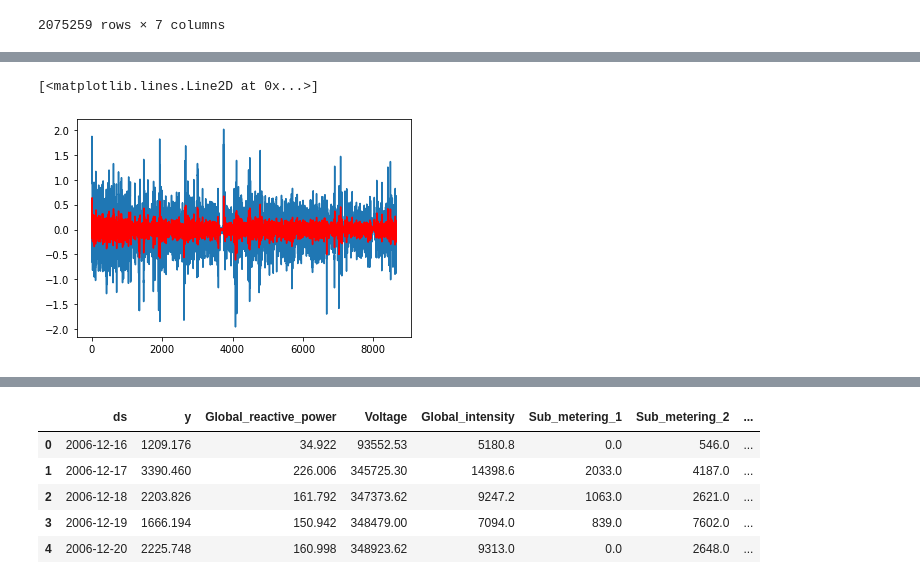
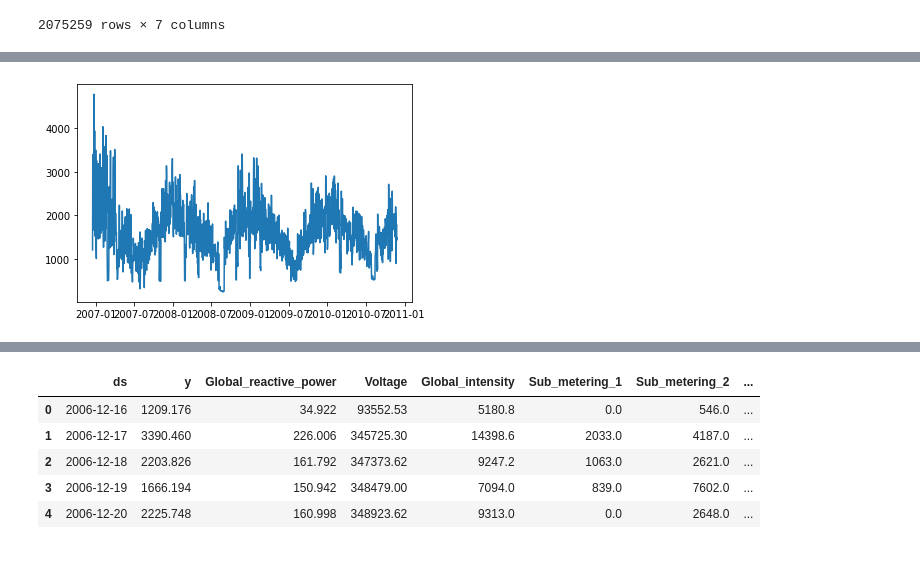
Before and after one commit to taiworoqeeb/Hamoye, a Jupyter notebook: stage e/fork-of-stage-e.ipynb, the cells around one changed output, grey strips where cells are left out. Saved outputs shown, nothing was run; the diff lists cells and outputs as text; code cells hidden in the pictures.

```diff
--- a/stage e/fork-of-stage-e.ipynb
+++ b/stage e/fork-of-stage-e.ipynb
@@ -237,8 +62,5 @@ plt.plot(MA_model_results.fittedvalues, color= 'red' )
-# %%
-ARIMA_model = ARIMA(data_diff.reshape(-1).tolist(), order=( 2 , 0 , 1 ))
-ARIMA_results = ARIMA_model.fit()
-plt.plot(data_diff.reshape(-1).tolist())
-plt.plot(ARIMA_results.fittedvalues, color= 'red' )
-# %% [output]
-[<matplotlib.lines.Line2D at 0x...>]
-[figure, removed]
+# %%
+plt.plot(data.index, data.Global_active_power, '-')
+plt.show()
+# %% [output]
+[figure, added]
```
Also changed, not shown: parts of 33 cells of this notebook, 1 other file.
